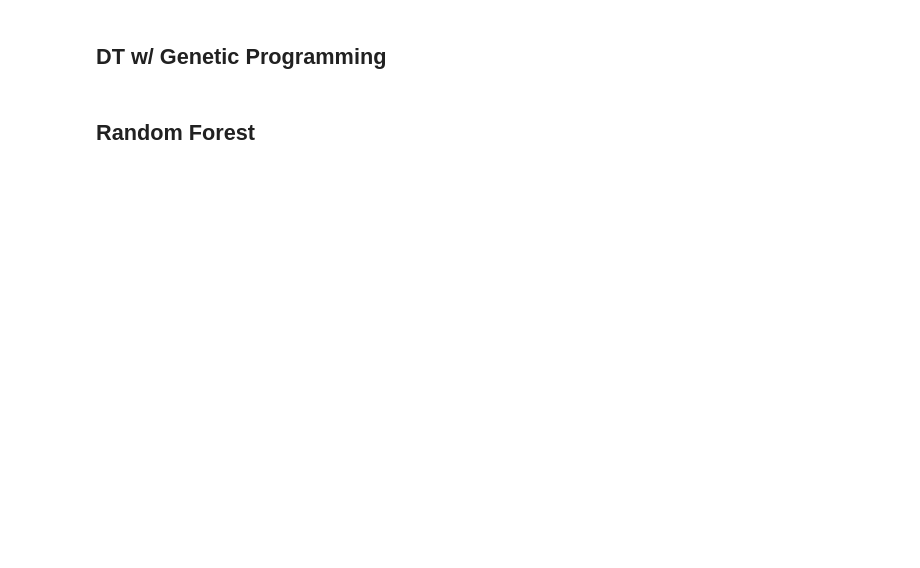
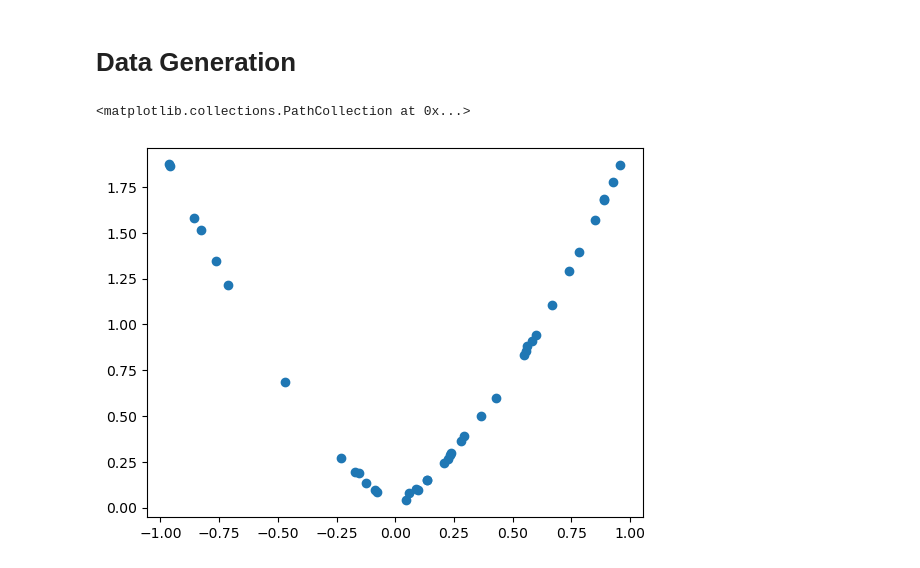
Before and after one commit to outlawhayden/tumathcapstone, a Jupyter notebook: notebooks/alg-comparison.ipynb, the cells around one changed output. Cells and saved outputs as stored; diff of their text form; code cells hidden in the pictures; blank space fills up the shorter version.

```diff
--- a/notebooks/alg-comparison.ipynb
+++ b/notebooks/alg-comparison.ipynb
@@ -17,4 +0,0 @@
-# %% [markdown]
-## DT w/ Genetic Programming
-# %% [markdown]
-## Random Forest
@@ -20,0 +8,25 @@
+# %% [markdown]
+# Data Generation
+# %%
+# x between -1 and 1
+# y = x^2 + |x| + σ, where σ is N(0, 0.01)
+# training data, 20 data points from interval, 400 points as testing data
+# rerun algorithms 10 times with different seeds, track mean values and CIs of predicted results
+
+def generate_data(x_lower, x_upper, mean, std, n, seed = 0):
+    np.random.seed(seed)
+    x_vals = np.random.uniform(x_lower, x_upper, n)
+    error_vals = np.random.normal(mean, std, n)
+    data =  [(x, (x**2 + abs(x) + n)) for (x, n) in zip(x_vals, error_vals)]
+    #return(data)
+    x = np.array([d[0] for d in data]).reshape(-1,1)
+    y = np.array([d[1] for d in data])
+    return x,y
+
+X_train, y_train = generate_data(-1,1,0,0.01,40,0)
+X_test, y_test = generate_data(-1,1,0,0.01,400,1)
+# %%
+plt.scatter(X_train, y_train)
+# %% [output]
+<matplotlib.collections.PathCollection at 0x...>
+[figure, added]
```
Also changed, not shown: parts of 20 cells of this notebook, 5 other files.
